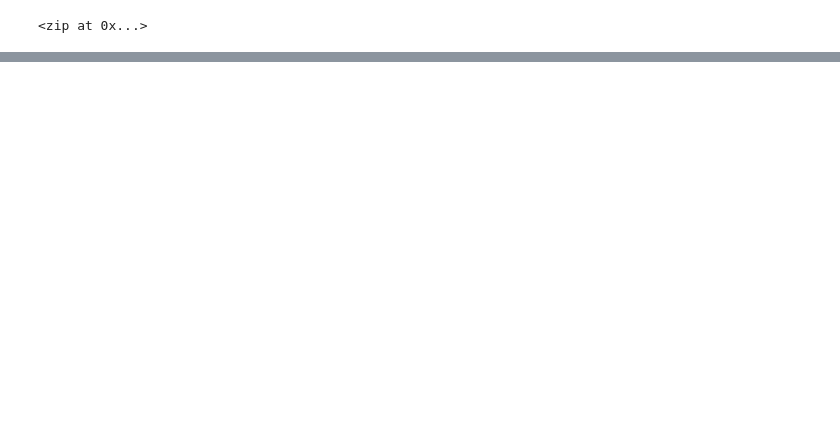
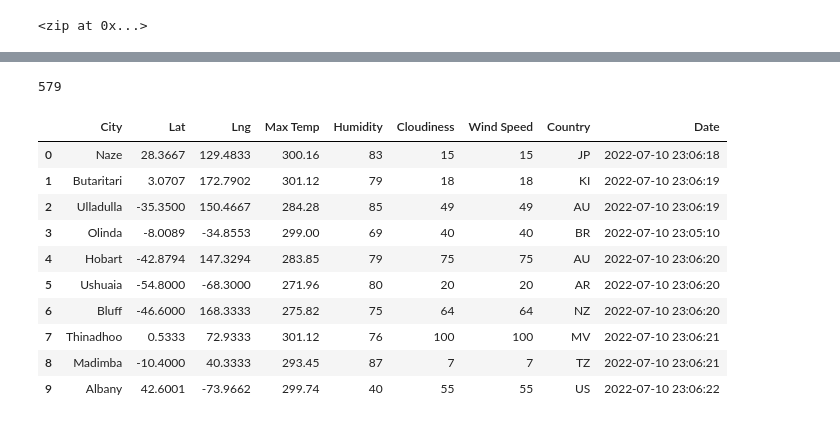
Before and after one commit to clarerobb/World_Weather_Analysis, a Jupyter notebook: WeatherPy.ipynb, the cells around one changed output, grey strips where cells are left out. Cells and saved outputs as stored; diff of their text form; code cells hidden in the pictures; blank space fills up the shorter version.

Commit message:
Added world weather data to WeatherPy

```diff
--- a/WeatherPy.ipynb
+++ b/WeatherPy.ipynb
@@ -33,0 +40,4 @@ len(cities)
+# %%
+# Starting URL for Weather Map API Call
+
+url = "https://api.openweathermap.org/data/2.5/weather?unites=Imperial&appid=" + weather_api_key
@@ -33,0 +127,20 @@ len(cities)
+# %%
+len(city_data)
+# %% [output]
+579
+# %%
+# Convert the array of dictionaries to a Pandas DF
+city_data_df = pd.DataFrame(city_data)
+city_data_df.head(10)
+# %% [output]
+|  | City | Lat | Lng | Max Temp | Humidity | Cloudiness | Wind Speed | Country | Date |
+| 0 | Naze | 28.3667 | 129.4833 | 300.16 | 83 | 15 | 15 | JP | 2022-07-10 23:06:18 |
+| 1 | Butaritari | 3.0707 | 172.7902 | 301.12 | 79 | 18 | 18 | KI | 2022-07-10 23:06:19 |
+| 2 | Ulladulla | -35.3500 | 150.4667 | 284.28 | 85 | 49 | 49 | AU | 2022-07-10 23:06:19 |
+| 3 | Olinda | -8.0089 | -34.8553 | 299.00 | 69 | 40 | 40 | BR | 2022-07-10 23:05:10 |
+| 4 | Hobart | -42.8794 | 147.3294 | 283.85 | 79 | 75 | 75 | AU | 2022-07-10 23:06:20 |
+| 5 | Ushuaia | -54.8000 | -68.3000 | 271.96 | 80 | 20 | 20 | AR | 2022-07-10 23:06:20 |
+| 6 | Bluff | -46.6000 | 168.3333 | 275.82 | 75 | 64 | 64 | NZ | 2022-07-10 23:06:20 |
+| 7 | Thinadhoo | 0.5333 | 72.9333 | 301.12 | 76 | 100 | 100 | MV | 2022-07-10 23:06:21 |
+| 8 | Madimba | -10.4000 | 40.3333 | 293.45 | 87 | 7 | 7 | TZ | 2022-07-10 23:06:21 |
+| 9 | Albany | 42.6001 | -73.9662 | 299.74 | 40 | 55 | 55 | US | 2022-07-10 23:06:22 |
```
Also changed, not shown: parts of 6 cells of this notebook, 2 other files.
